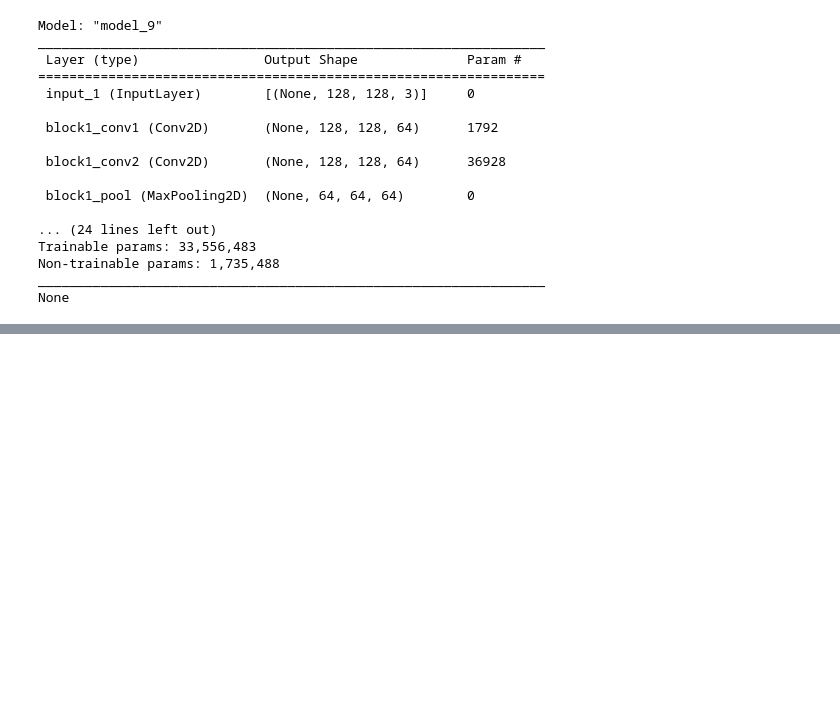
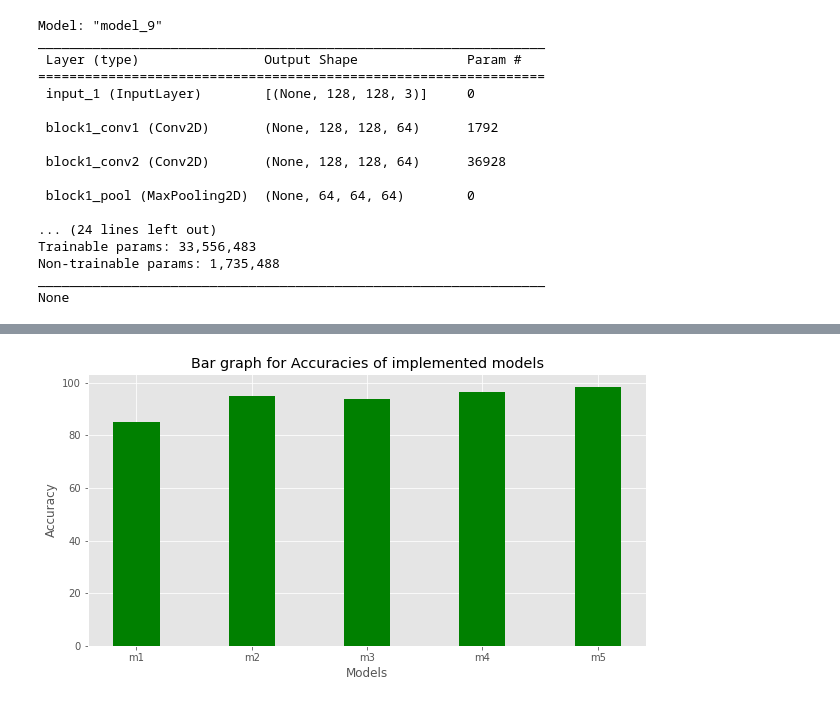
Before and after one commit to Rithvik26/Airplane_motorbike_Schooners, a Jupyter notebook: Motorbikes_Airplanes_Schooner_Classification.ipynb, the cells around one changed output, grey strips where cells are left out. Drawn from its saved outputs; the diff is of its cells as text; code cells hidden in the pictures; blank space fills up the shorter version.

```diff
--- a/Motorbikes_Airplanes_Schooner_Classification.ipynb
+++ b/Motorbikes_Airplanes_Schooner_Classification.ipynb
@@ -460,3 +463,5 @@ accuracy_plot(H2)
+# %%
+d["m2"]=H2.history["val_accuracy"][-1]
 # %%
 #model-3 with 5 convolution block
 
@@ -545,3 +550,5 @@ accuracy_plot(H3)
+# %%
+d["m3"]=H3.history["val_accuracy"][-1]
 # %%
 #model-4
 outputa = layer_dict['block3_pool'].output
@@ -630,3 +637,5 @@ accuracy_plot(H4)
+# %%
+d["m4"]=H4.history["val_accuracy"][-1]
 # %%
 #model-5
 outputa = layer_dict['block3_pool'].output
@@ -714,0 +724,17 @@ accuracy_plot(H5)
+# %%
+d["m5"]=H5.history["val_accuracy"][-1]
+# %%
+
+models = list(d.keys())
+accuracies = [100*i for i in d.values()]
+
+fig = plt.figure(figsize = (10, 5))
+plt.bar(models, accuracies, color ='green',
+        width = 0.4)
+
+plt.xlabel("Models")
+plt.ylabel("Accuracy")
+plt.title("Bar graph for Accuracies of implemented models")
+plt.show()
+# %% [output]
+[figure, added]
```
Also changed, not shown: parts of 17 cells of this notebook.
